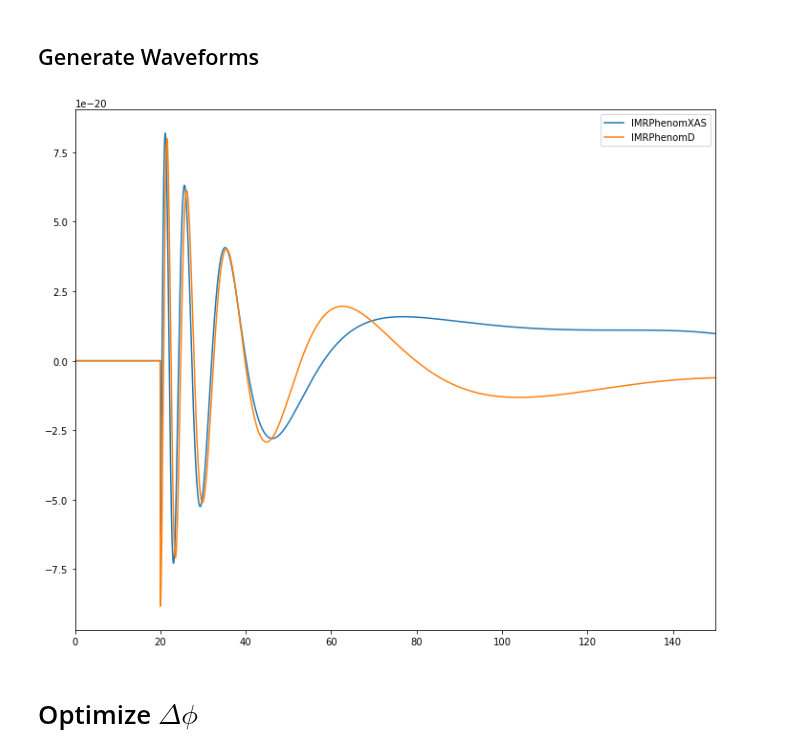
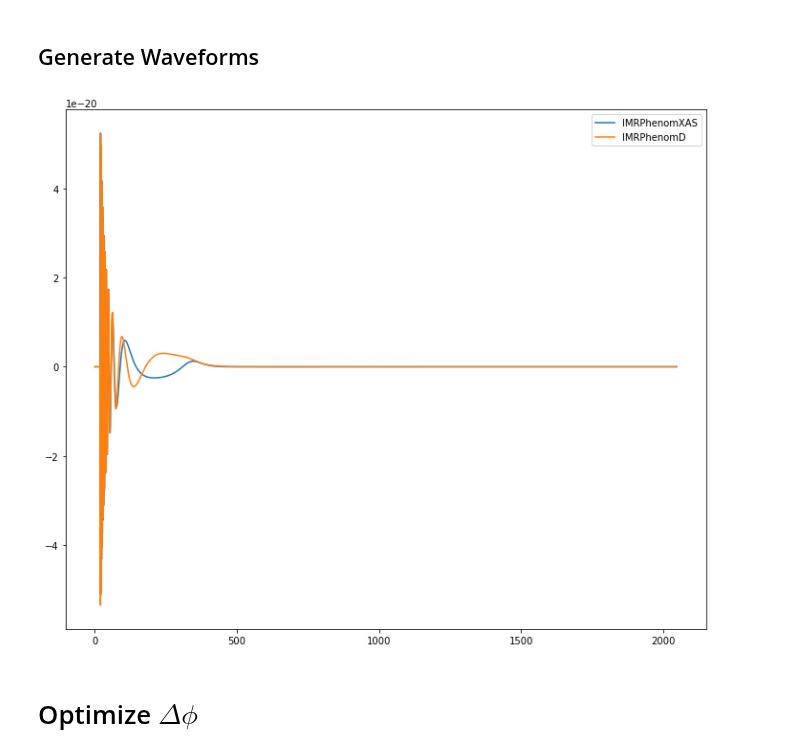
Before and after one commit to veome22/hybrid_waveforms, a Jupyter notebook: optimize_hybrid_phi.ipynb, the cells around one changed output. Cells and saved outputs as stored; diff of their text form; code cells hidden in the pictures.

```diff
--- a/optimize_hybrid_phi.ipynb
+++ b/optimize_hybrid_phi.ipynb
@@ -9,7 +9,7 @@ import math
 import time
 from scipy.optimize import minimize
 # %%
-M = 100.*lal.MSUN_SI
+M = 50.*lal.MSUN_SI
 chi1_x, chi1_y, chi2_x, chi2_y = 0.,0.,0.,0.
 deltaF, f_low, f_max = 1./32., 20., 2048.
 iota, phi_c, kappa = 0. , 0., 0.
@@ -171,12 +171,13 @@ hlm_d = -hlm_d
 # %%
 f, (ax)= plt.subplots(1, 1,  figsize=(12,10))
 plt.plot(freq_range, np.real(hlm_xas), label='IMRPhenomXAS')
 plt.plot(freq_range, np.real(hlm_d), label='IMRPhenomD')
-plt.xlim (0, 150)
+# plt.xlim (0, 150)
 plt.legend()
+# plt.semilogy()
 plt.show()
 # %% [output]
-[figure, old version]
+[figure, new version]
 # %% [markdown]
 # Optimize $\Delta \phi$
 # %% [markdown]
```
Also changed, not shown: parts of 14 cells of this notebook.
